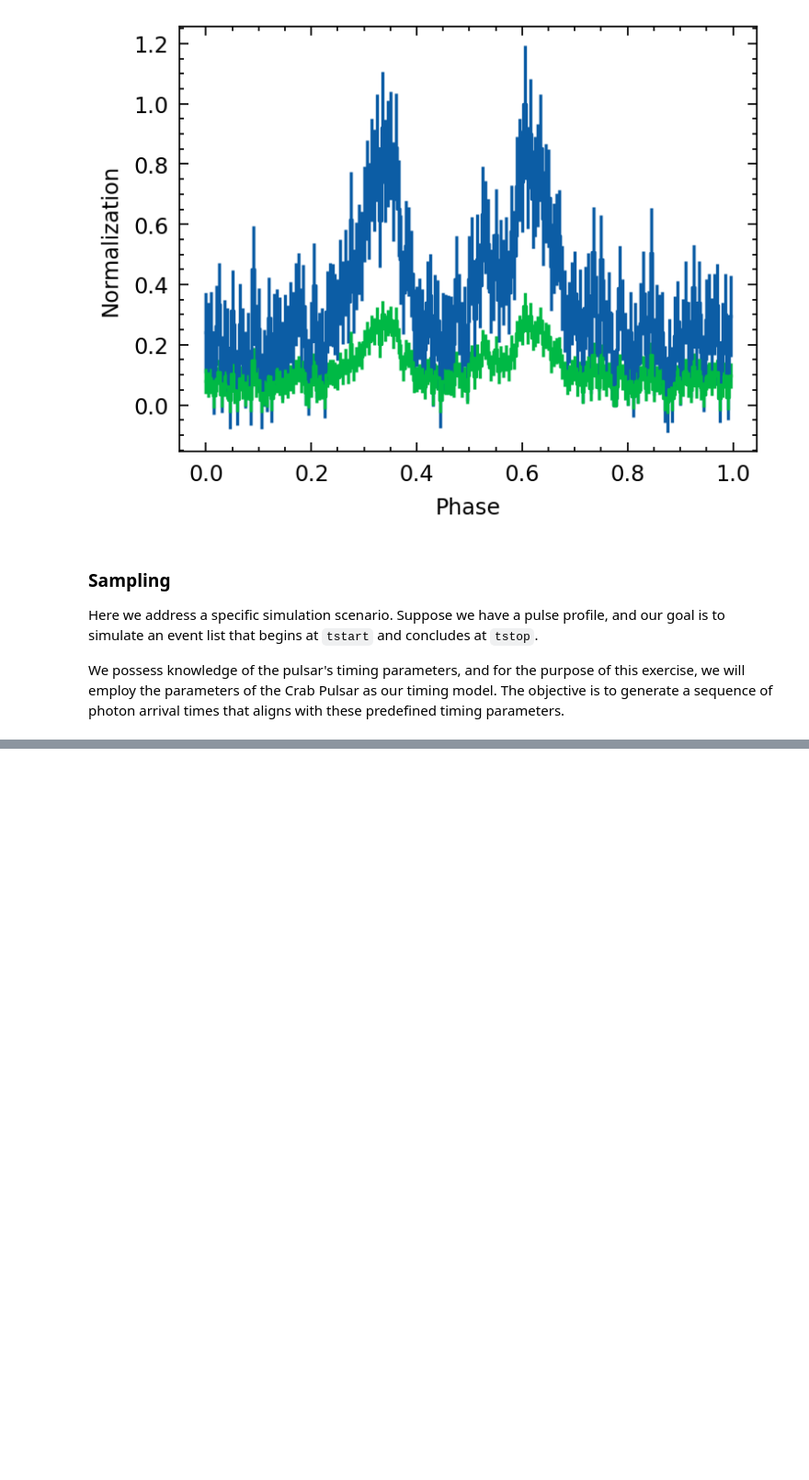
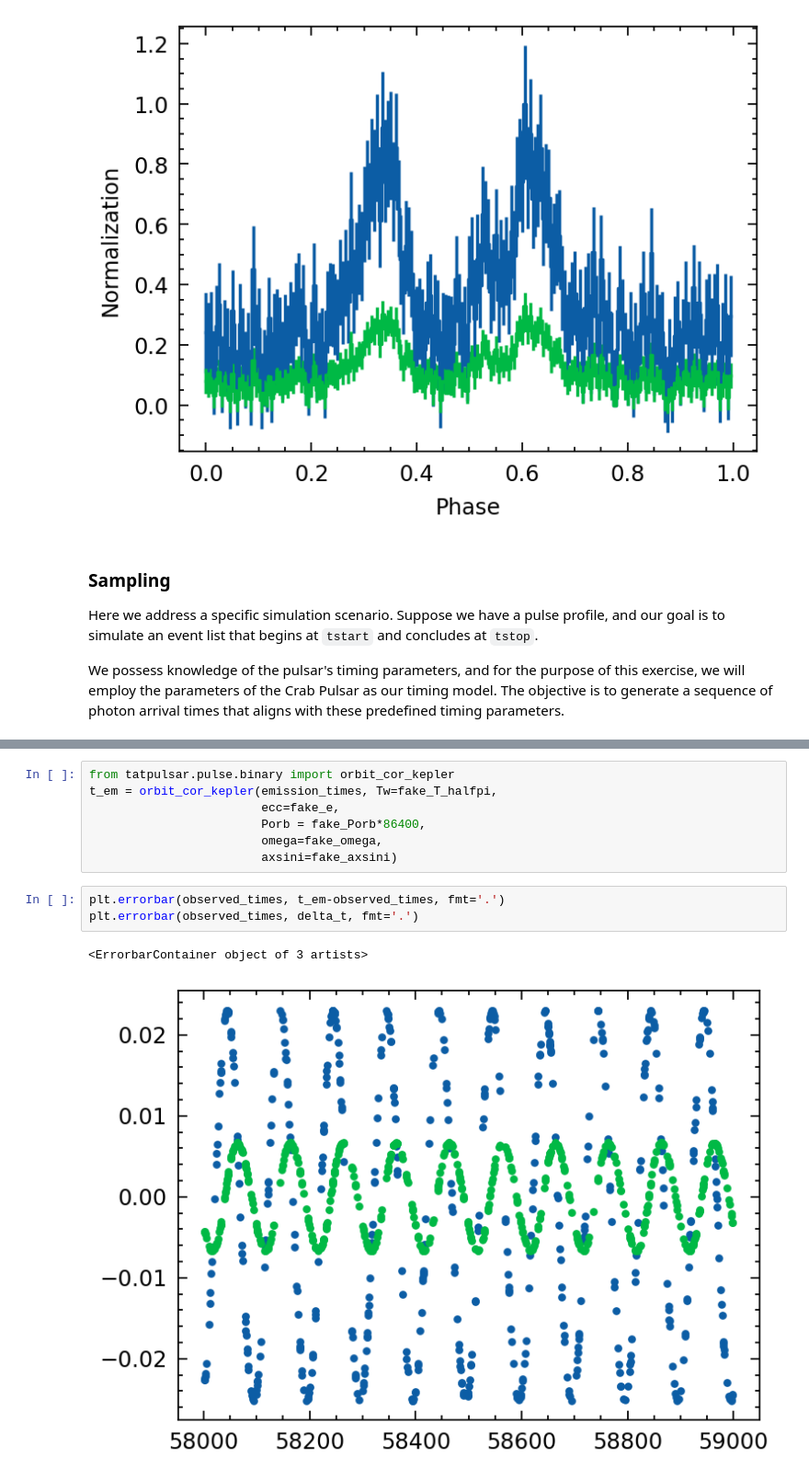
Before and after one commit to tuoyl/tat-pulsar, a Jupyter notebook: docs/notebooks/PulsarTimingAnalysis.ipynb, the cells around one changed output, grey strips where cells are left out. Shown at 92% size. Saved outputs shown, nothing was run; the diff lists cells and outputs as text; blank space fills up the shorter version.

```diff
--- a/docs/notebooks/PulsarTimingAnalysis.ipynb
+++ b/docs/notebooks/PulsarTimingAnalysis.ipynb
@@ -276,0 +287,13 @@ Text(0, 0.5, 'Normalized flux')
+# %%
+from tatpulsar.pulse.binary import orbit_cor_kepler
+t_em = orbit_cor_kepler(emission_times, Tw=fake_T_halfpi,
+                        ecc=fake_e,
+                        Porb = fake_Porb*86400,
+                        omega=fake_omega,
+                        axsini=fake_axsini)
+# %%
+plt.errorbar(observed_times, t_em-observed_times, fmt='.')
+plt.errorbar(observed_times, delta_t, fmt='.')
+# %% [output]
+<ErrorbarContainer object of 3 artists>
+[figure, added]
```
Also changed, not shown: parts of 5 cells of this notebook, 30 other files.
